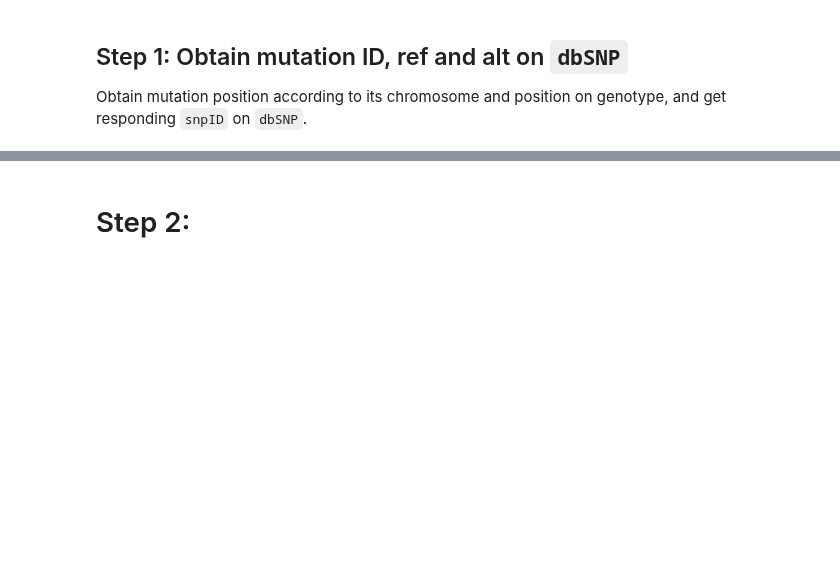
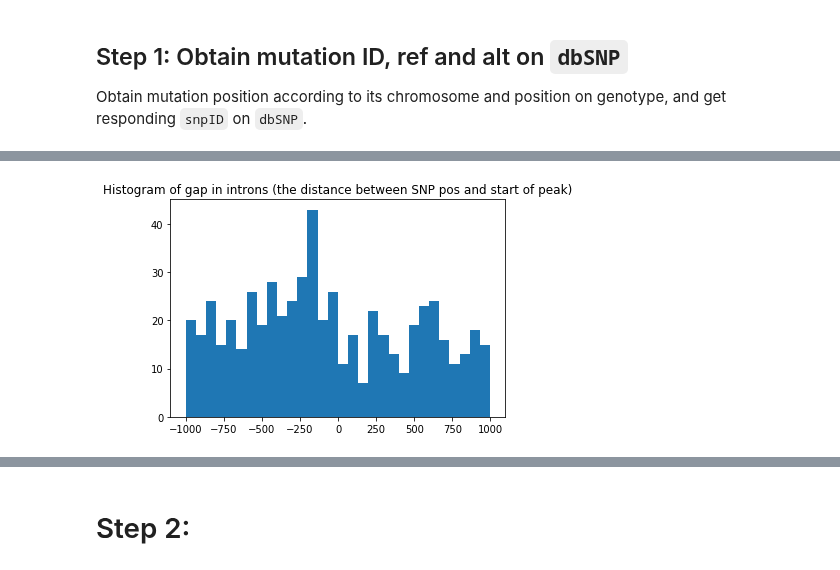
Before and after one commit to xinhe-lab/m6A-ASE, a Jupyter notebook: analysis/20180222_m6A_riboSNitch.ipynb, the cells around one changed output, grey strips where cells are left out. Cells and saved outputs as stored; diff of their text form; code cells hidden in the pictures; blank space fills up the shorter version.

```diff
--- a/analysis/20180222_m6A_riboSNitch.ipynb
+++ b/analysis/20180222_m6A_riboSNitch.ipynb
@@ -41,0 +67,9 @@ m6AQTL[out_cols].to_csv(output_intron_m6AQTL, index = False, header = False, sep
+# %%
+n1 = 1000
+# gap = intron_m6AQTL["gap"].tolist()
+intron_gap = intron_m6AQTL[(intron_m6AQTL["gap"] <= n1) & (intron_m6AQTL["gap"] >= -n1)]["gap"].tolist()
+plt.hist(intron_gap, bins = 30)
+plt.title("Histogram of gap in introns (the distance between SNP pos and start of peak)")
+plt.show()
+# %% [output]
+[figure, added]
```
Also changed, not shown: parts of 23 cells of this notebook.
